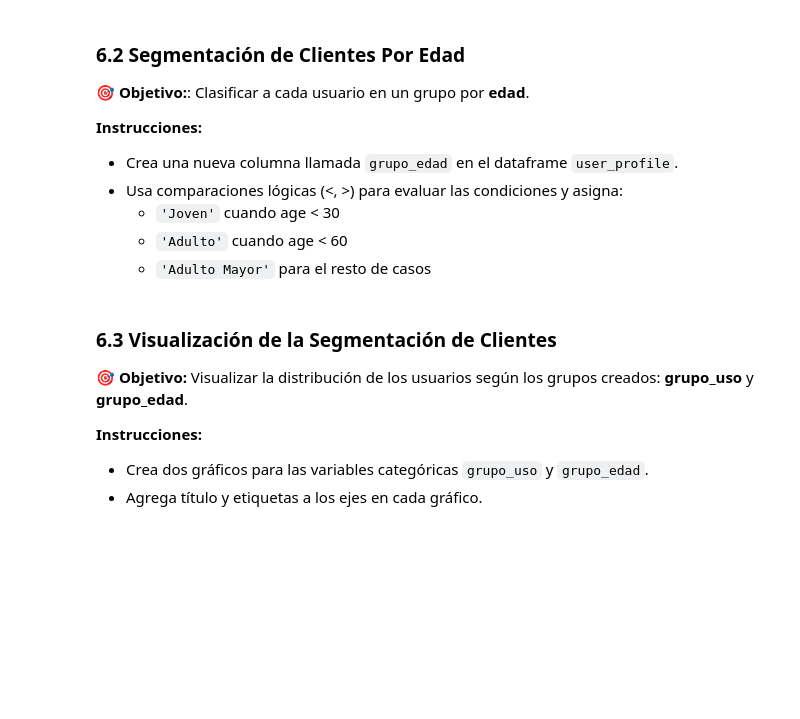
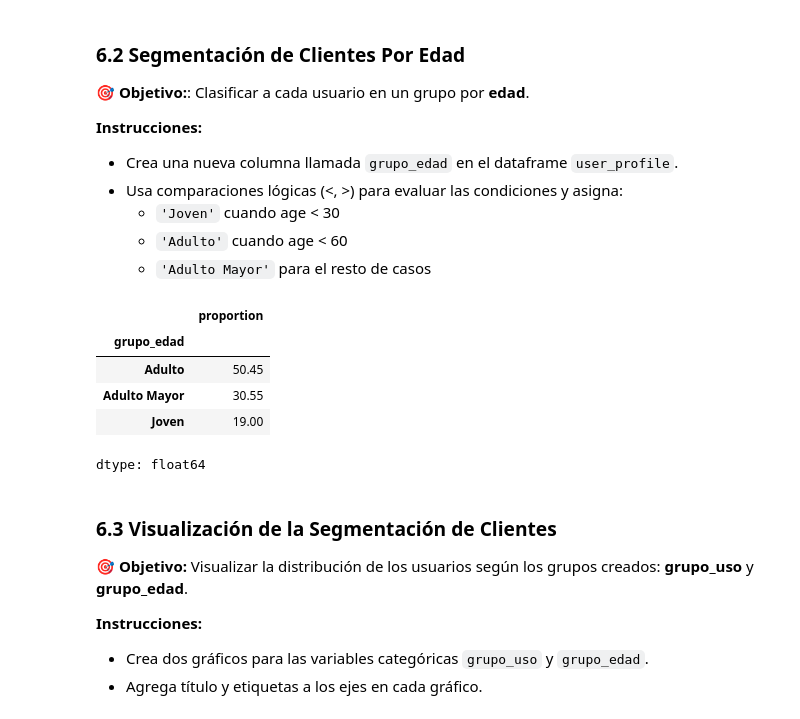
Before and after one commit to FithoGerardo/Analysis-of-a-telecommunications-company, a Jupyter notebook: Fitho_S7 Version-Estudiante-Project-ConnectaTel.ipynb, the cells around one changed output. Drawn from its saved outputs; the diff is of its cells as text; code cells hidden in the pictures; blank space fills up the shorter version.

Commit message:
segmentación por edad

```diff
--- a/Fitho_S7 Version-Estudiante-Project-ConnectaTel.ipynb
+++ b/Fitho_S7 Version-Estudiante-Project-ConnectaTel.ipynb
@@ -1525,9 +1525,32 @@ dtype: float64
   - `'Adulto Mayor'` para el resto de casos
 # %%
 # Crear columna grupo_edad
+# Función para clasificar por edad
+def clasificar_edad(row):
+
+    if row['age'] < 30:
+        return 'Joven'
+    elif row['age'] < 60:
+        return 'Adulto'
+    else:
+        return 'Adulto Mayor'
+
+user_profile['grupo_edad'] = user_profile.apply(clasificar_edad, axis=1)
 # %%
 # verificar cambios
-user_profile.head()
+profile_cols = ['user_id', 'grupo_edad', 'city', 'plan', 'cant_mensajes',
+                'cant_llamadas', 'cant_minutos_llamada', 'grupo_uso',
+                'is_churned']
+user_profile[profile_cols].head()
+print()
+display(user_profile['grupo_edad'].value_counts(normalize=True) * 100)
+# %% [output]
+|  | proportion |
+| grupo_edad |  |
+| Adulto | 50.45 |
+| Adulto Mayor | 30.55 |
+| Joven | 19.00 |
+dtype: float64
 # %% [markdown]
 ### 6.3 Visualización de la Segmentación de Clientes
 
```
Also changed, not shown: parts of 2 cells of this notebook.
